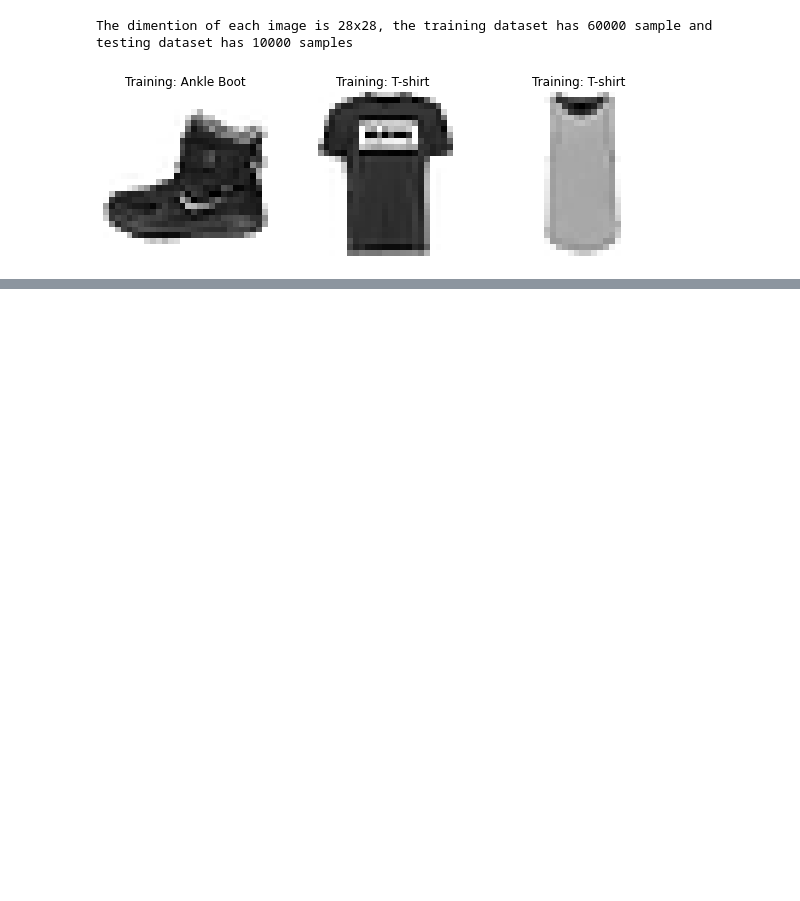
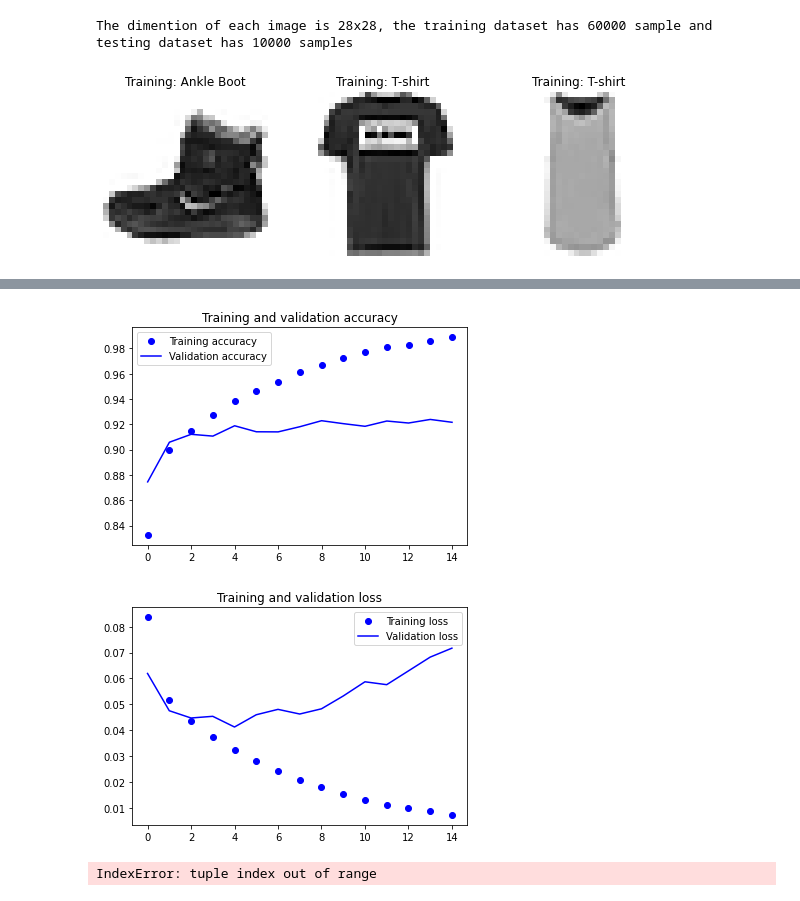
Before and after one commit to CarlosTheran/REU-MachineLearningAlgorithms, a Jupyter notebook: CNN_fashioMNIST.ipynb, the cells around one changed output, grey strips where cells are left out. Drawn from its saved outputs; the diff is of its cells as text; code cells hidden in the pictures; blank space fills up the shorter version.

```diff
--- a/CNN_fashioMNIST.ipynb
+++ b/CNN_fashioMNIST.ipynb
@@ -50,0 +67,19 @@ test_Y_one_hot = to_categorical(y_test)
+# %%
+# Buidling your CNN model
+fashion_model = Sequential()
+fashion_model.add(Conv2D(32, kernel_size=(3, 3),activation='linear',input_shape=(28,28,1),padding='same'))
+fashion_model.add(LeakyReLU(alpha=0.1))
+fashion_model.add(MaxPooling2D((2, 2),padding='same'))
+fashion_model.add(Conv2D(64, (3, 3), activation='linear',padding='same'))
+fashion_model.add(LeakyReLU(alpha=0.1))
+fashion_model.add(MaxPooling2D(pool_size=(2, 2),padding='same'))
+fashion_model.add(Conv2D(128, (3, 3), activation='linear',padding='same'))
+fashion_model.add(LeakyReLU(alpha=0.1))
+fashion_model.add(MaxPooling2D(pool_size=(2, 2),padding='same'))
+fashion_model.add(Flatten())
+fashion_model.add(Dense(128, activation='linear'))
+fashion_model.add(LeakyReLU(alpha=0.1))
+fashion_model.add(Dense(num_classes, activation='softmax'))
+# %%
+# Compiling your model
+fashion_model.compile(loss='binary_crossentropy', optimizer='adam',metrics=['accuracy'])
@@ -50,0 +107,3 @@ test_Y_one_hot = to_categorical(y_test)
+# %%
+# Train your model
+fashion_trained_history = fashion_model.fit(X_train_model, y_train_model, batch_size=batch_size,epochs=epochs,verbose=1,validation_data=(X_validation, y_validation))
@@ -50,0 +135,30 @@ test_Y_one_hot = to_categorical(y_test)
+# %%
+# using fashion_trained_history information to provide the performance of the model during the training stage
+accuracy = fashion_trained_history.history['accuracy']
+val_accuracy = fashion_trained_history.history['val_accuracy']
+loss = fashion_trained_history.history['loss']
+val_loss = fashion_trained_history.history['val_loss']
+epochs = range(len(accuracy))
+# %%
+plt.plot(epochs, accuracy, 'bo', label='Training accuracy')
+plt.plot(epochs, val_accuracy, 'b', label='Validation accuracy')
+plt.title('Training and validation accuracy')
+plt.legend()
+plt.figure()
+plt.plot(epochs, loss, 'bo', label='Training loss')
+plt.plot(epochs, val_loss, 'b', label='Validation loss')
+plt.title('Training and validation loss')
+plt.legend()
+plt.show()
+# %% [output]
+[figure, added]
+[figure, added]
+# %%
+# Predicting the new data "test_X, y_test"
+predicted = fashion_model.predict(test_X)
+
+# taking the max argument
+predicted = np.argmax(np.round(predicted),axis=1)
+print("size fo predicted array {0:d}x{1:d} and size of y_test array {2:d}".format(predicted.shape[0],predicted.shape[1],y_test.shape))
+# %% [output]
+IndexError: tuple index out of range
```
Also changed, not shown: parts of 14 cells of this notebook.
